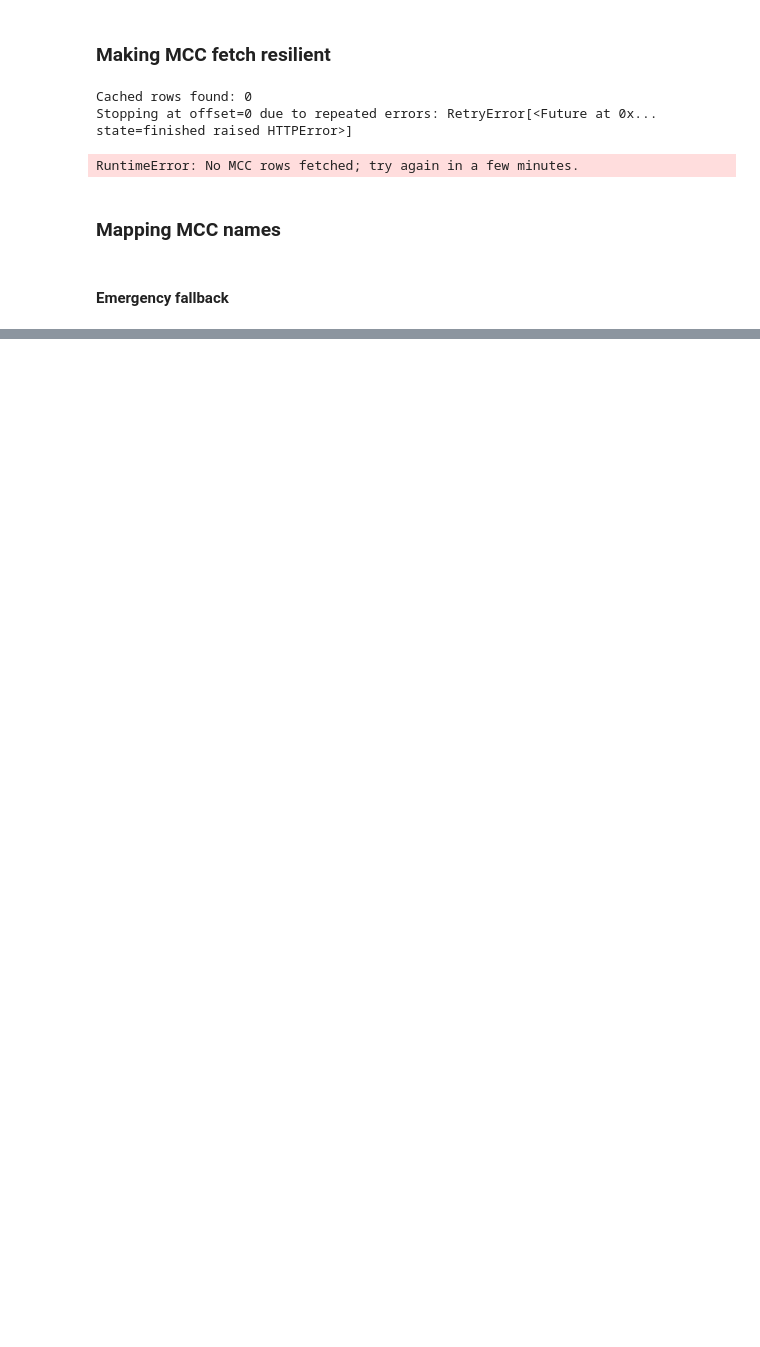
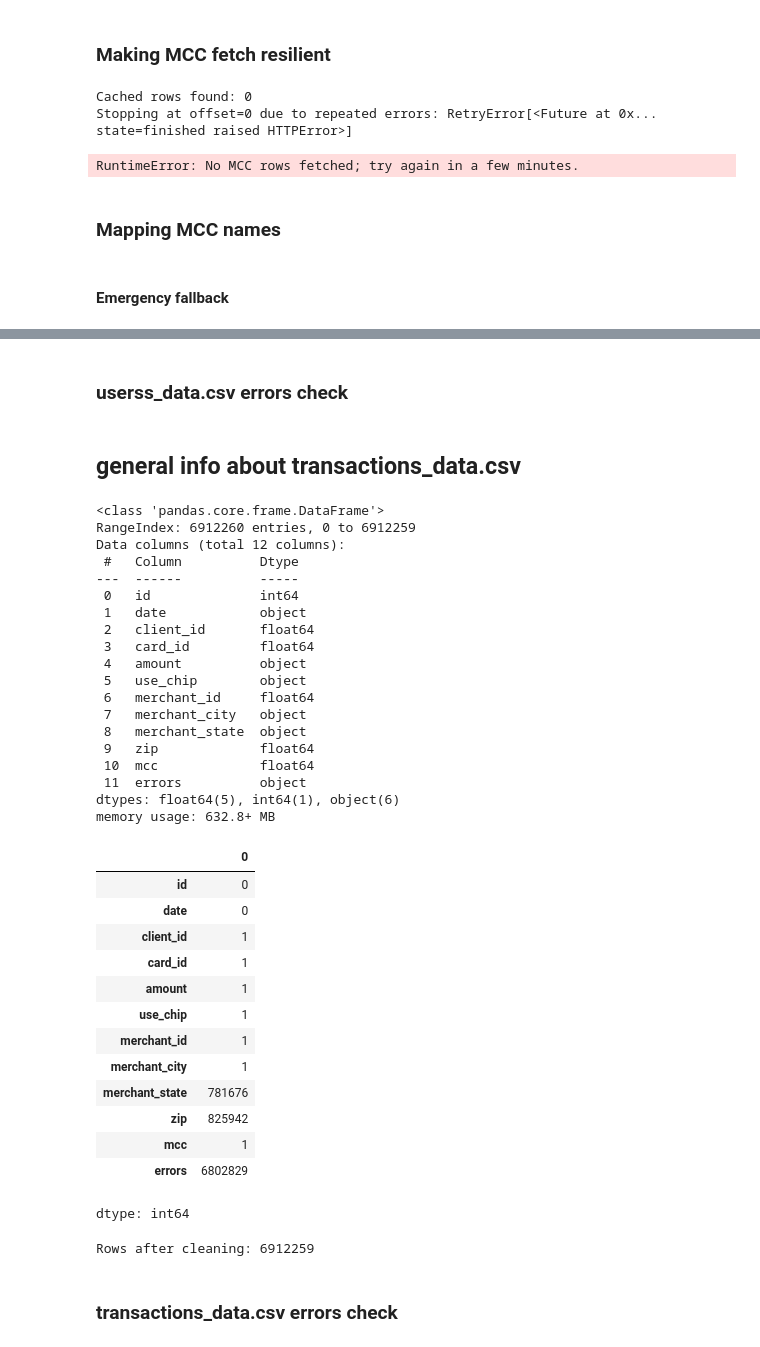
Before and after one commit to Aljawharah004/Bank-Analysis, a Jupyter notebook: datadrip.ipynb, the cells around one changed output, grey strips where cells are left out. Saved outputs shown, nothing was run; the diff lists cells and outputs as text; code cells hidden in the pictures; blank space fills up the shorter version.

```diff
--- a/datadrip.ipynb
+++ b/datadrip.ipynb
@@ -190,0 +332,2 @@ print("Saved transactions_with_mcc_names_partial.csv (temporary mapping)")
+# %% [markdown]
+### userss_data.csv errors check
@@ -190,0 +345,59 @@ print("Saved transactions_with_mcc_names_partial.csv (temporary mapping)")
+# %% [markdown]
+## general info about transactions_data.csv
+# %%
+import pandas as pd
+
+df = pd.read_csv("transactions_data.csv")
+
+# General structure
+df.info()
+
+# Quick statistics
+df.describe(include="all")
+
+# Missing values count
+df.isnull().sum()
+# %% [output]
+<class 'pandas.core.frame.DataFrame'>
+RangeIndex: 6912260 entries, 0 to 6912259
+Data columns (total 12 columns):
+ #   Column          Dtype
+---  ------          -----
+ 0   id              int64
+ 1   date            object
+ 2   client_id       float64
+ 3   card_id         float64
+ 4   amount          object
+ 5   use_chip        object
+ 6   merchant_id     float64
+ 7   merchant_city   object
+ 8   merchant_state  object
+ 9   zip             float64
+ 10  mcc             float64
+ 11  errors          object
+dtypes: float64(5), int64(1), object(6)
+memory usage: 632.8+ MB
+|  | 0 |
+| id | 0 |
+| date | 0 |
+| client_id | 1 |
+| card_id | 1 |
+| amount | 1 |
+| use_chip | 1 |
+| merchant_id | 1 |
+| merchant_city | 1 |
+| merchant_state | 781676 |
+| zip | 825942 |
+| mcc | 1 |
+| errors | 6802829 |
+dtype: int64
+# %%
+# Drop rows where any of the specified columns are null
+df_clean = df.dropna(subset=["client_id", "card_id", "amount", "use_chip", "mcc"])
+
+# Check the result
+print(f"Rows after cleaning: {len(df_clean)}")
+# %% [output]
+Rows after cleaning: 6912259
+# %% [markdown]
+### transactions_data.csv errors check
```
Also changed, not shown: parts of 9 cells of this notebook.
